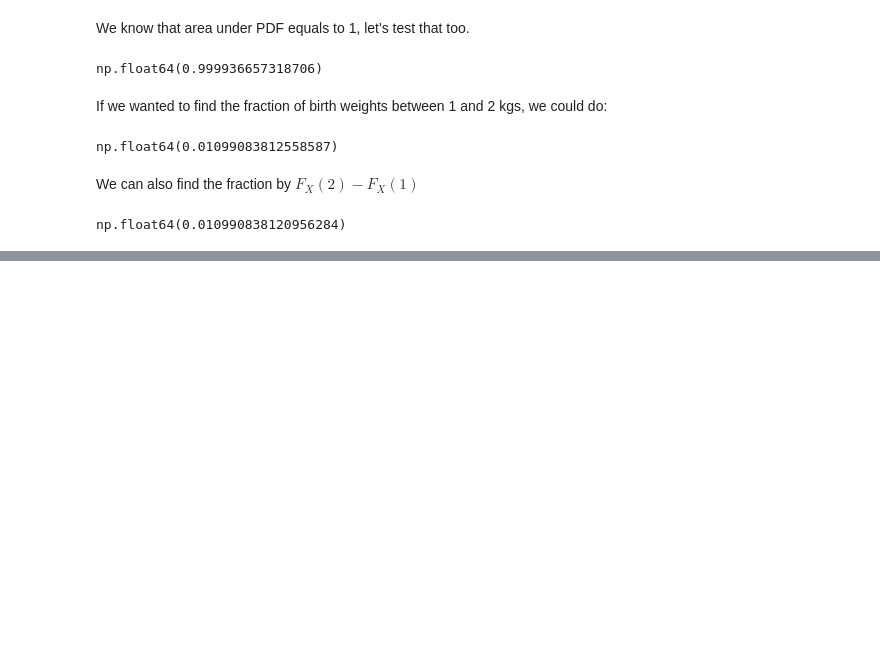
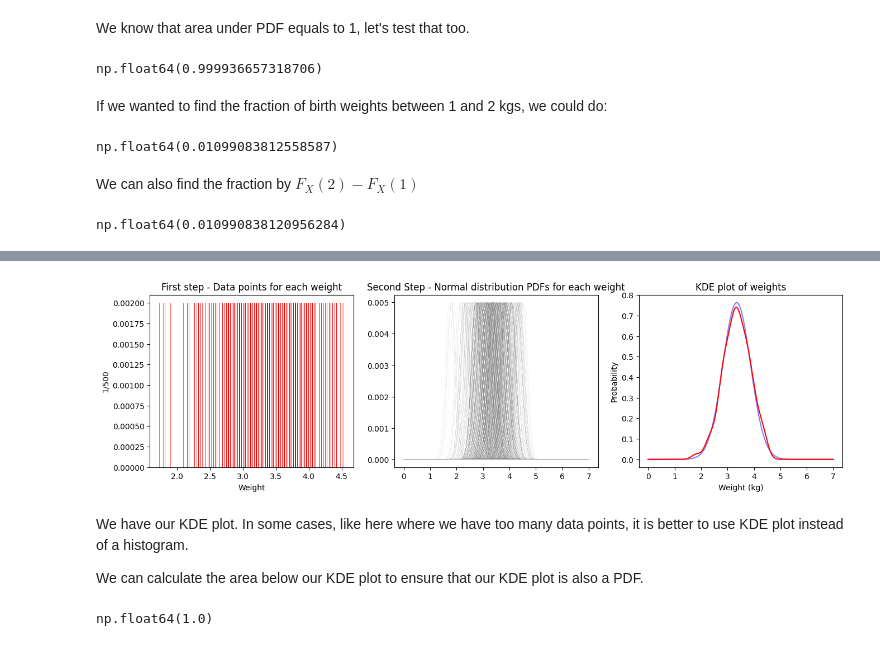
Before and after one commit to dybdeskarphet/statistics, a Jupyter notebook: notes/think_stats/06_probability_density_functions.ipynb, the cells around one changed output, grey strips where cells are left out. Cells and saved outputs as stored; diff of their text form; code cells hidden in the pictures; blank space fills up the shorter version.

```diff
--- a/notes/think_stats/06_probability_density_functions.ipynb
+++ b/notes/think_stats/06_probability_density_functions.ipynb
@@ -84,0 +96,5 @@ np.float64(0.010990838120956284)
+# %%
+np.random.seed(3)
+n = 500
+sample_birth_weights = trimmed_weight.sample(n)
+sample_birth_weights
@@ -84,0 +114,4 @@ np.float64(0.010990838120956284)
+# %%
+weight_kde_pmf = pd.Series(1 / n, index=sample_birth_weights)
+weight_kde_pmf
+len(weight_kde_pmf)
@@ -84,0 +126,4 @@ np.float64(0.010990838120956284)
+# %%
+x_vals = np.linspace(0, 7, 1000)
+h = 1.06 * sample_birth_weights.std() * len(sample_birth_weights) ** (-1 / 5)
+h
@@ -84,0 +132,6 @@ np.float64(0.010990838120956284)
+# %%
+norm_dist = norm.pdf(
+    x_vals, loc=sample_birth_weights.mean(), scale=sample_birth_weights.std()
+)
+norm_pdf = pd.Series(norm_dist, index=x_vals)
+norm_pdf
@@ -84,0 +151,34 @@ np.float64(0.010990838120956284)
+# %%
+fig, ax = plt.subplots(1, 3, figsize=(16, 4))
+ax[0].bar(weight_kde_pmf.index, weight_kde_pmf, width=0.01, color="red", alpha=0.6)
+kde_total = np.zeros_like(x_vals)
+for point in sample_birth_weights:
+    kernel = norm.pdf(x_vals, loc=point, scale=h) * (1 / n)
+    ax[1].plot(x_vals, kernel, color="gray", alpha=0.5, linestyle="-", linewidth=0.1)
+    kde_total += kernel
+
+ax[2].plot(norm_pdf.index, norm_pdf, color="blue", alpha=0.5)
+ax[2].plot(x_vals, kde_total, color="red")
+
+ax[0].set_xlabel("Weight")
+ax[0].set_ylabel(f"1/{n}")
+ax[0].set_title("First step - Data points for each weight")
+
+ax[1].set_title("Second Step - Normal distribution PDFs for each weight")
+
+ax[2].set_xlabel("Weight (kg)")
+ax[2].set_ylabel("Probability")
+ax[2].set_title("KDE plot of weights")
+
+
+plt.show()
+# %% [output]
+[figure, added]
+# %% [markdown]
+We have our KDE plot. In some cases, like here where we have too many data points, it is better to use KDE plot instead of a histogram.
+
+We can calculate the area below our KDE plot to ensure that our KDE plot is also a PDF.
+# %%
+simpson(x=x_vals, y=kde_total)
+# %% [output]
+np.float64(1.0)
```
Also changed, not shown: parts of 10 cells of this notebook, 4 other files.
